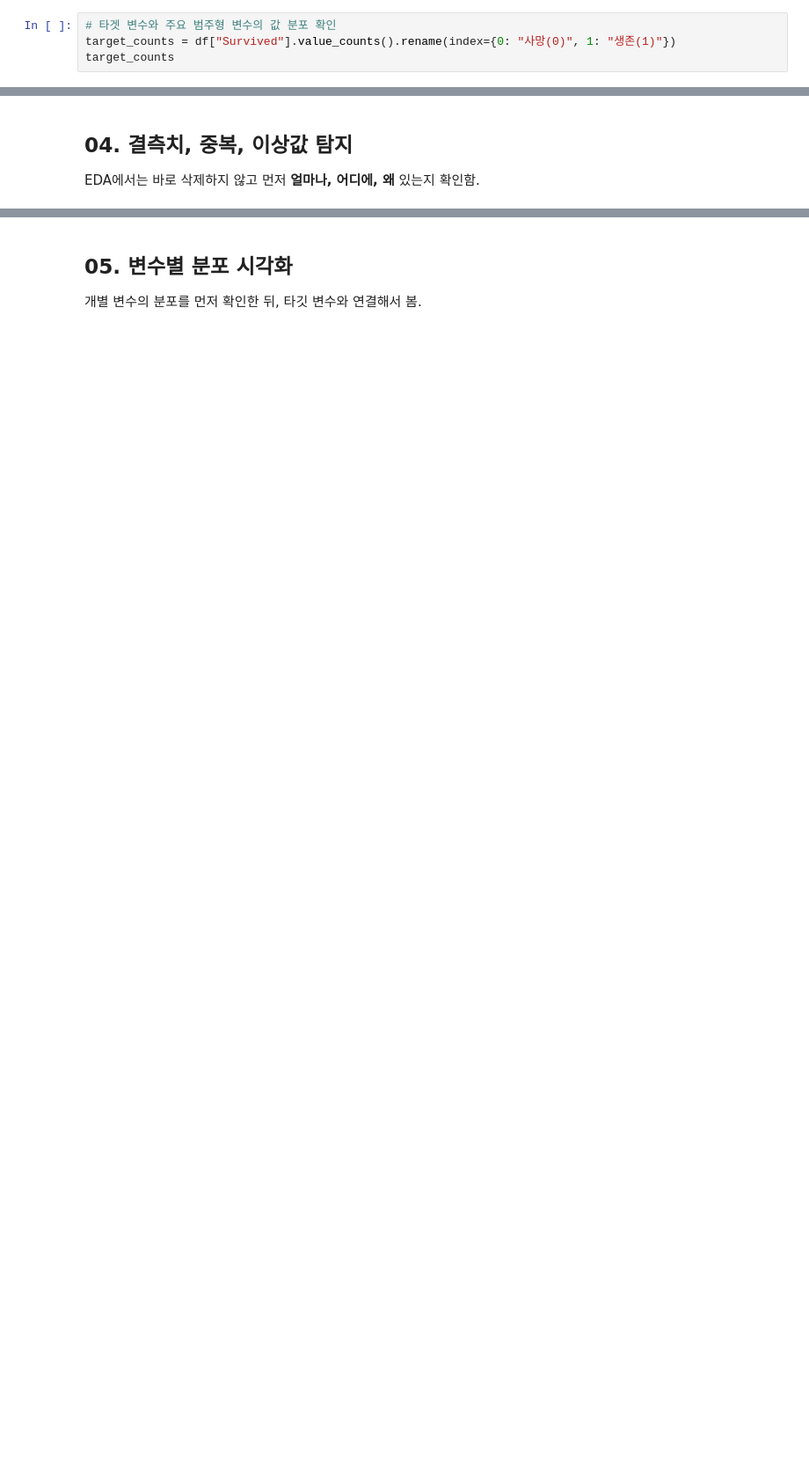
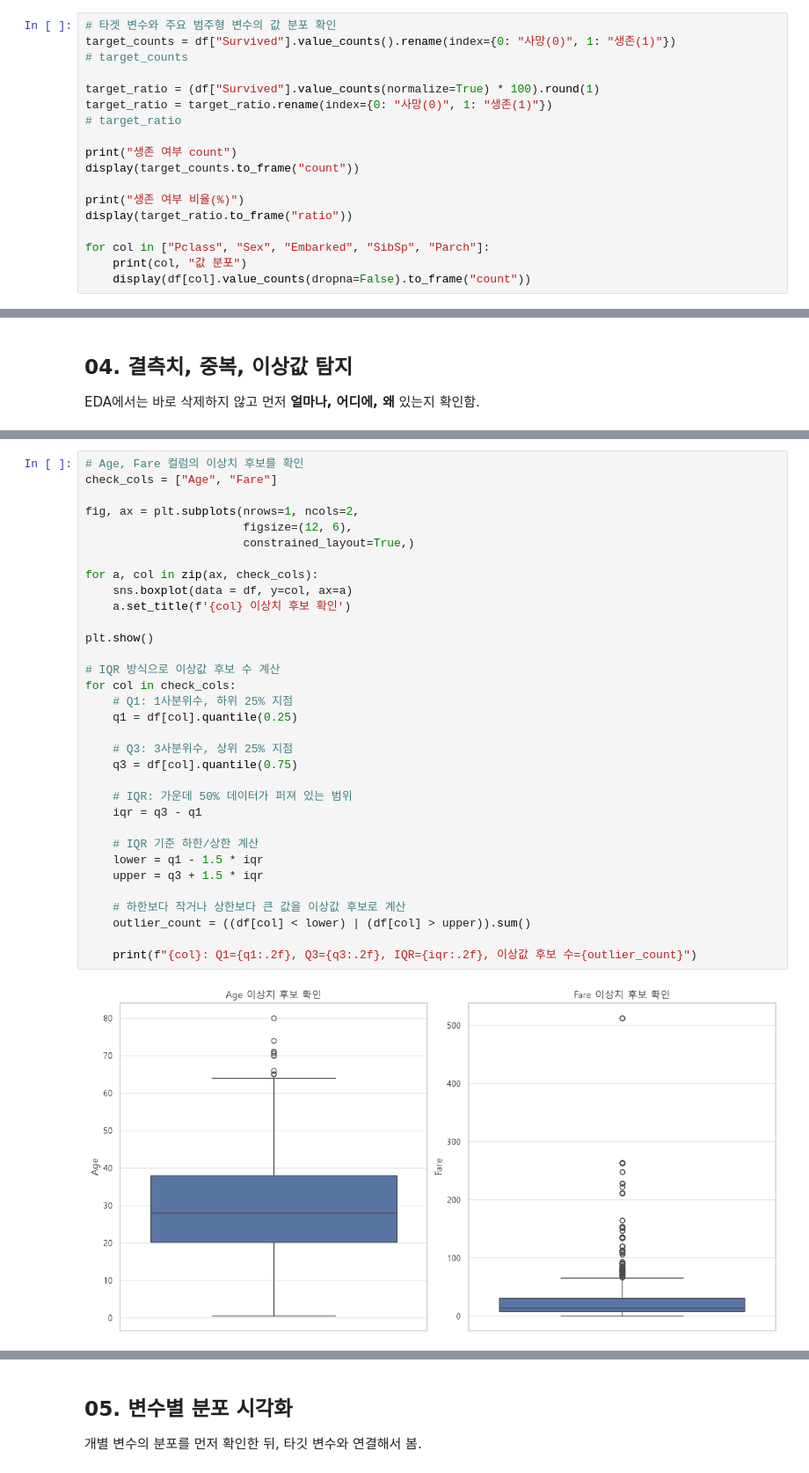
Before and after one commit to SNK-AI-Camp-33th-SpicyAutumn/05_data_analysis, a Jupyter notebook: 04_eda/02_eda_titanic.ipynb, the cells around one changed output, grey strips where cells are left out. Shown at 88% size. Drawn from its saved outputs; the diff is of its cells as text; blank space fills up the shorter version.

```diff
--- a/04_eda/02_eda_titanic.ipynb
+++ b/04_eda/02_eda_titanic.ipynb
@@ -129,5 +129,19 @@ categorical_summary
 # %%
 # 타겟 변수와 주요 범주형 변수의 값 분포 확인
 target_counts = df["Survived"].value_counts().rename(index={0: "사망(0)", 1: "생존(1)"})
-target_counts
+# target_counts
+
+target_ratio = (df["Survived"].value_counts(normalize=True) * 100).round(1)
+target_ratio = target_ratio.rename(index={0: "사망(0)", 1: "생존(1)"})
+# target_ratio
+
+print("생존 여부 count")
+display(target_counts.to_frame("count"))
+
+print("생존 여부 비율(%)")
+display(target_ratio.to_frame("ratio"))
+
+for col in ["Pclass", "Sex", "Embarked", "SibSp", "Parch"]:
+    print(col, "값 분포")
+    display(df[col].value_counts(dropna=False).to_frame("count"))
 # %% [output]
@@ -141,0 +228,35 @@ EDA에서는 바로 삭제하지 않고 먼저 **얼마나, 어디에, 왜** 있
+# %%
+# Age, Fare 컬럼의 이상치 후보를 확인
+check_cols = ["Age", "Fare"]
+
+fig, ax = plt.subplots(nrows=1, ncols=2,
+                       figsize=(12, 6),
+                       constrained_layout=True,)
+
+for a, col in zip(ax, check_cols):
+    sns.boxplot(data = df, y=col, ax=a)
+    a.set_title(f'{col} 이상치 후보 확인')
+
+plt.show()
+
+# IQR 방식으로 이상값 후보 수 계산
+for col in check_cols:
+    # Q1: 1사분위수, 하위 25% 지점
+    q1 = df[col].quantile(0.25)
+
+    # Q3: 3사분위수, 상위 25% 지점
+    q3 = df[col].quantile(0.75)
+
+    # IQR: 가운데 50% 데이터가 퍼져 있는 범위
+    iqr = q3 - q1
+
+    # IQR 기준 하한/상한 계산
+    lower = q1 - 1.5 * iqr
+    upper = q3 + 1.5 * iqr
+
+    # 하한보다 작거나 상한보다 큰 값을 이상값 후보로 계산
+    outlier_count = ((df[col] < lower) | (df[col] > upper)).sum()
+
+    print(f"{col}: Q1={q1:.2f}, Q3={q3:.2f}, IQR={iqr:.2f}, 이상값 후보 수={outlier_count}")
+# %% [output]
+[figure, added]
```
Also changed, not shown: parts of 17 cells of this notebook, 1 other file.
